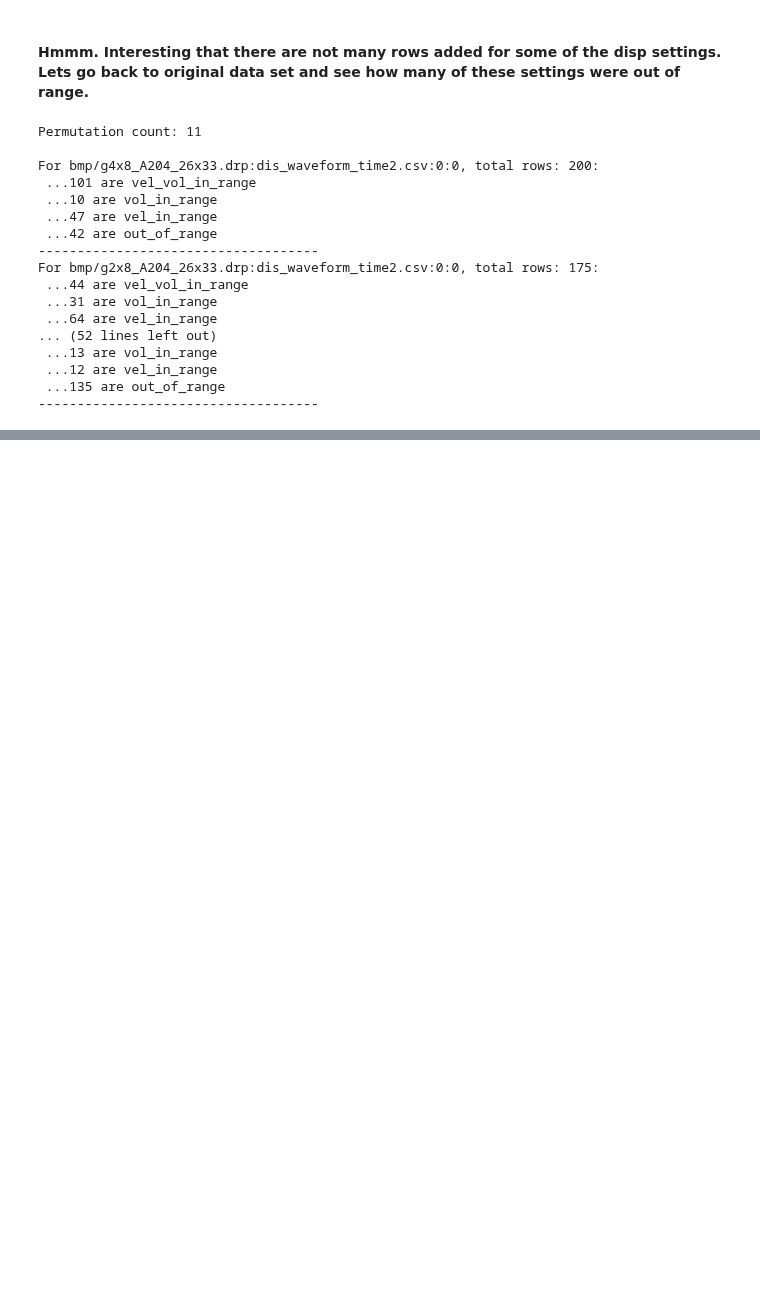
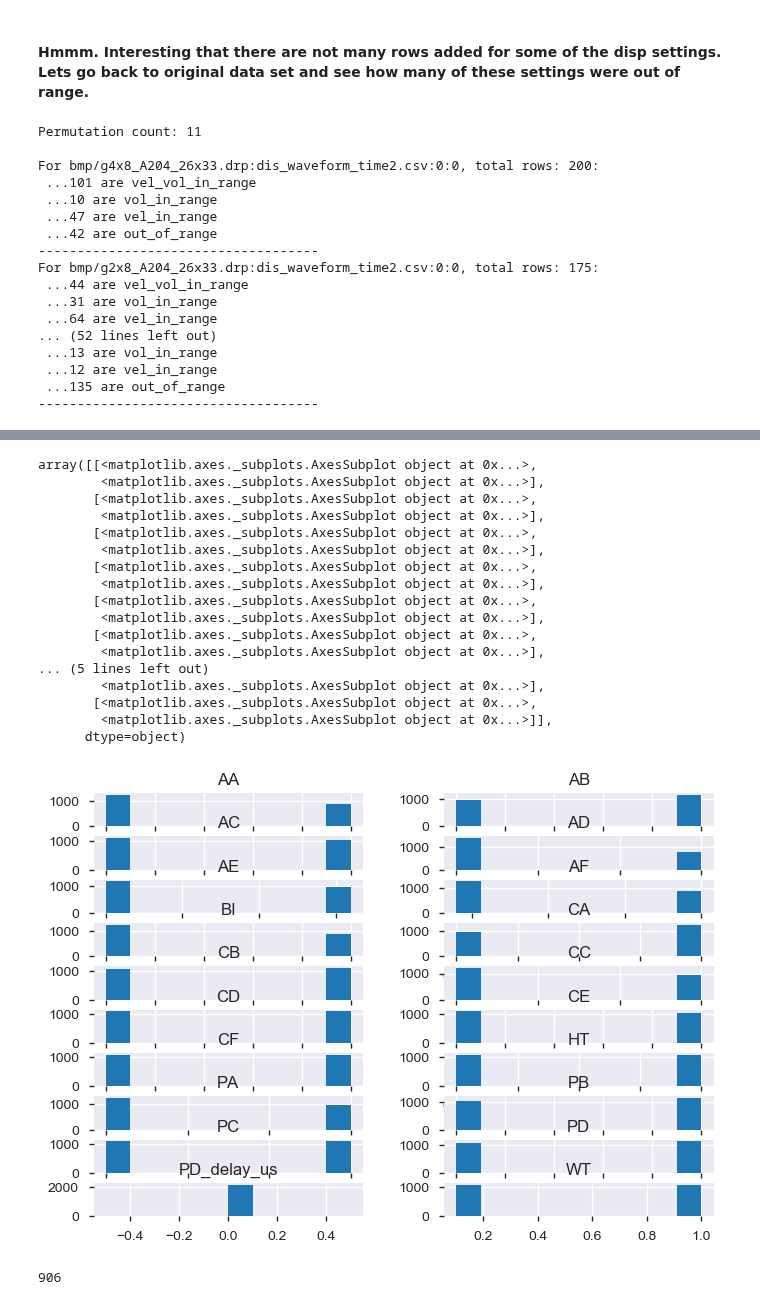
Before and after one commit to Aniruddh1/ipython-opencv-notebooks, a Jupyter notebook: notebooks/DIF_new_results_plotting.ipynb, the cells around one changed output, grey strips where cells are left out. Saved outputs shown, nothing was run; the diff lists cells and outputs as text; code cells hidden in the pictures; blank space fills up the shorter version.

```diff
--- a/notebooks/DIF_new_results_plotting.ipynb
+++ b/notebooks/DIF_new_results_plotting.ipynb
@@ -450,0 +459,9 @@ For bmp/g2x8_A204_26x33.drp:dis_waveform_time2.csv:0:0, total rows: 175:
+# %%
+# this is so i can cut-n-paste code straight out of DIF script
+import logging
+from importlib import reload
+reload(logging)
+
+logger = logging.getLogger()
+logging.basicConfig(format='%(asctime)s.%(msecs)03d (%(name)s) [%(levelname)s]: %(message)s', level=logging.DEBUG, datefmt='%I:%M:%S')
+logging.debug("test")
@@ -450,0 +470,5 @@ For bmp/g2x8_A204_26x33.drp:dis_waveform_time2.csv:0:0, total rows: 175:
+# %%
+
+expFolder = paths.tmp_dir + '/DIF/DOE_2019-11-07_16.22.46'
+result_files = glob.glob("%s/full_results_[0-9].csv" % (expFolder))
+result_files
@@ -450,0 +658,28 @@ For bmp/g2x8_A204_26x33.drp:dis_waveform_time2.csv:0:0, total rows: 175:
+# %%
+'''
+Categorize some columns as certain types:
+    disp_settings: dispenser settings
+    nozzle_settings: nozzle settings
+    image_settings: image settings
+'''
+if "Dispenser_Type" in last_loop_vars:
+    if last_loop_vars["Dispenser_Type"] == "Xaar":
+        res_type = "xaar"
+        logger.info("Processing results type: Xaar")
+        disp_settings = ['Pattern', 'Waveform', 'Voltage', 'Clock', 'PD_delay_us']
+    elif last_loop_vars["Dispenser_Type"] == "Oce":
+        if "WF_vals_vals" in last_loop_vars and len(last_loop_vars["WF_vals_vals"]) > 0:
+            res_type = "oce_wf_gen"
+            logger.info("Processing results type: Oce with waveform synthesis")
+            disp_settings = ['Pattern', 'BI', 'AA', 'AB', 'AC', 'AD', 'AE', 'AF', 'WT', 'CA', 'HT', 'CB', 'PA', 'CC', 'PB', 'CD', 'PC', 'CE', 'PD', 'CF', 'PD_delay_us']
+            #disp_settings = ['Pattern', 'BI', 'AA', 'AB', 'AC', 'CE', 'PD', 'CF', 'PD_delay_us']
+        else:
+            res_type = "oce"
+            logger.info("Processing results type: Oce (no waveform synthesis)")
+            disp_settings = ['Pattern', 'Waveform', 'PD_delay_us']
+    else:
+        logger.info("Processing results type: Not Set!")
+        disp_settings = ['Pattern', 'Waveform', 'PD_delay_us']
+
+nozzle_settings = ['Row', 'Nozzle', 'Phase']
+image_settings = ['NOI', 'Column', 'Primary']
@@ -450,0 +733,25 @@ For bmp/g2x8_A204_26x33.drp:dis_waveform_time2.csv:0:0, total rows: 175:
+# %%
+df_good.hist(disp_settings,  layout=(10,2))
+# %% [output]
+array([[<matplotlib.axes._subplots.AxesSubplot object at 0x...>,
+        <matplotlib.axes._subplots.AxesSubplot object at 0x...>],
+       [<matplotlib.axes._subplots.AxesSubplot object at 0x...>,
+        <matplotlib.axes._subplots.AxesSubplot object at 0x...>],
+       [<matplotlib.axes._subplots.AxesSubplot object at 0x...>,
+        <matplotlib.axes._subplots.AxesSubplot object at 0x...>],
+       [<matplotlib.axes._subplots.AxesSubplot object at 0x...>,
+        <matplotlib.axes._subplots.AxesSubplot object at 0x...>],
+       [<matplotlib.axes._subplots.AxesSubplot object at 0x...>,
+        <matplotlib.axes._subplots.AxesSubplot object at 0x...>],
+       [<matplotlib.axes._subplots.AxesSubplot object at 0x...>,
+        <matplotlib.axes._subplots.AxesSubplot object at 0x...>],
+... (5 lines left out)
+        <matplotlib.axes._subplots.AxesSubplot object at 0x...>],
+       [<matplotlib.axes._subplots.AxesSubplot object at 0x...>,
+        <matplotlib.axes._subplots.AxesSubplot object at 0x...>]],
+      dtype=object)
+[figure, added]
+# %%
+(df_good['AA']==15).sum()
+# %% [output]
+906
```
Also changed, not shown: parts of 14 cells of this notebook, 7 other files.
